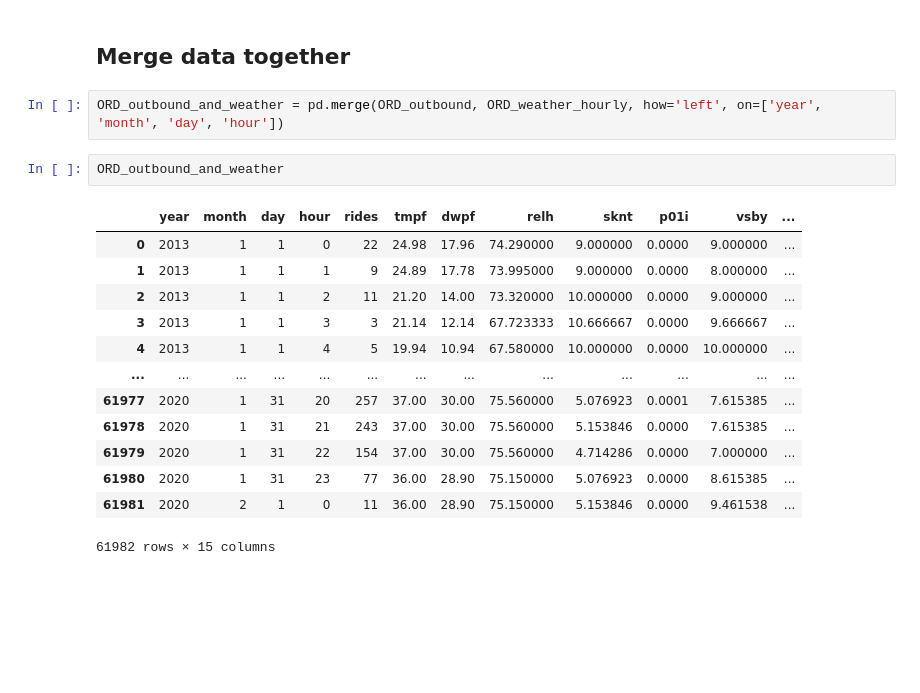
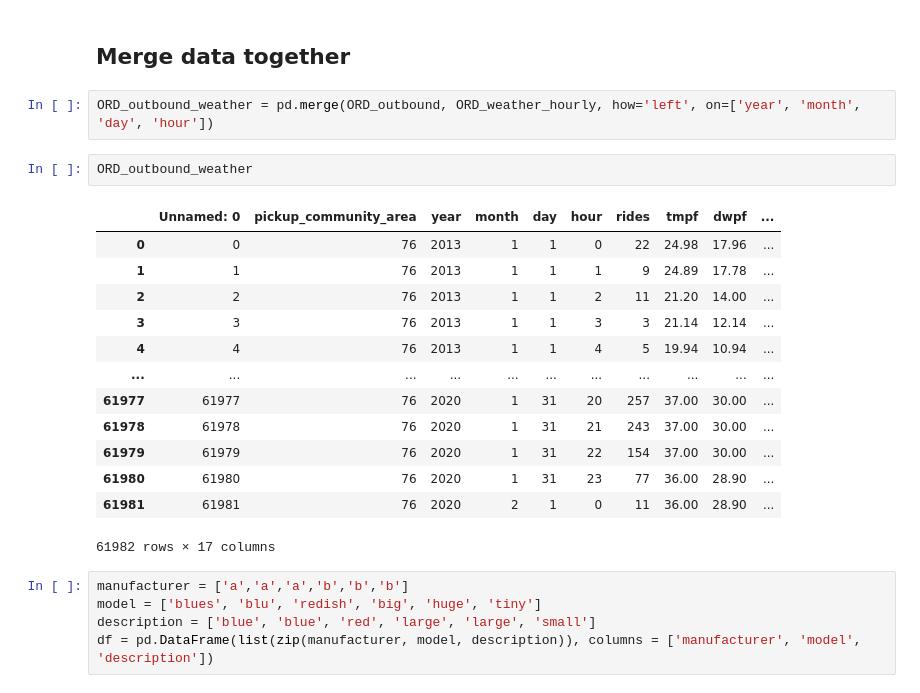
Before and after one commit to jsleslie/Ohare_taxi_demand, a Jupyter notebook: src/data_wrangling.ipynb, the cells around one changed output. Cells and saved outputs as stored; diff of their text form; blank space fills up the shorter version.

```diff
--- a/src/data_wrangling.ipynb
+++ b/src/data_wrangling.ipynb
@@ -74,20 +254,25 @@ ORD_OTP
 # %% [markdown]
 ## Merge data together
 # %%
-ORD_outbound_and_weather = pd.merge(ORD_outbound, ORD_weather_hourly, how='left', on=['year', 'month', 'day', 'hour'])
+ORD_outbound_weather = pd.merge(ORD_outbound, ORD_weather_hourly, how='left', on=['year', 'month', 'day', 'hour'])
-# %%
-ORD_outbound_and_weather
-# %% [output]
-|  | year | month | day | hour | rides | tmpf | dwpf | relh | sknt | p01i | vsby | ... |
-| 0 | 2013 | 1 | 1 | 0 | 22 | 24.98 | 17.96 | 74.290000 | 9.000000 | 0.0000 | 9.000000 | ... |
-| 1 | 2013 | 1 | 1 | 1 | 9 | 24.89 | 17.78 | 73.995000 | 9.000000 | 0.0000 | 8.000000 | ... |
-| 2 | 2013 | 1 | 1 | 2 | 11 | 21.20 | 14.00 | 73.320000 | 10.000000 | 0.0000 | 9.000000 | ... |
-| 3 | 2013 | 1 | 1 | 3 | 3 | 21.14 | 12.14 | 67.723333 | 10.666667 | 0.0000 | 9.666667 | ... |
-| 4 | 2013 | 1 | 1 | 4 | 5 | 19.94 | 10.94 | 67.580000 | 10.000000 | 0.0000 | 10.000000 | ... |
-| ... | ... | ... | ... | ... | ... | ... | ... | ... | ... | ... | ... | ... |
-| 61977 | 2020 | 1 | 31 | 20 | 257 | 37.00 | 30.00 | 75.560000 | 5.076923 | 0.0001 | 7.615385 | ... |
-| 61978 | 2020 | 1 | 31 | 21 | 243 | 37.00 | 30.00 | 75.560000 | 5.153846 | 0.0000 | 7.615385 | ... |
-| 61979 | 2020 | 1 | 31 | 22 | 154 | 37.00 | 30.00 | 75.560000 | 4.714286 | 0.0000 | 7.000000 | ... |
-| 61980 | 2020 | 1 | 31 | 23 | 77 | 36.00 | 28.90 | 75.150000 | 5.076923 | 0.0000 | 8.615385 | ... |
-| 61981 | 2020 | 2 | 1 | 0 | 11 | 36.00 | 28.90 | 75.150000 | 5.153846 | 0.0000 | 9.461538 | ... |
-61982 rows × 15 columns
+# %%
+ORD_outbound_weather
+# %% [output]
+|  | Unnamed: 0 | pickup_community_area | year | month | day | hour | rides | tmpf | dwpf | ... |
+| 0 | 0 | 76 | 2013 | 1 | 1 | 0 | 22 | 24.98 | 17.96 | ... |
+| 1 | 1 | 76 | 2013 | 1 | 1 | 1 | 9 | 24.89 | 17.78 | ... |
+| 2 | 2 | 76 | 2013 | 1 | 1 | 2 | 11 | 21.20 | 14.00 | ... |
+| 3 | 3 | 76 | 2013 | 1 | 1 | 3 | 3 | 21.14 | 12.14 | ... |
+| 4 | 4 | 76 | 2013 | 1 | 1 | 4 | 5 | 19.94 | 10.94 | ... |
+| ... | ... | ... | ... | ... | ... | ... | ... | ... | ... | ... |
+| 61977 | 61977 | 76 | 2020 | 1 | 31 | 20 | 257 | 37.00 | 30.00 | ... |
+| 61978 | 61978 | 76 | 2020 | 1 | 31 | 21 | 243 | 37.00 | 30.00 | ... |
+| 61979 | 61979 | 76 | 2020 | 1 | 31 | 22 | 154 | 37.00 | 30.00 | ... |
+| 61980 | 61980 | 76 | 2020 | 1 | 31 | 23 | 77 | 36.00 | 28.90 | ... |
+| 61981 | 61981 | 76 | 2020 | 2 | 1 | 0 | 11 | 36.00 | 28.90 | ... |
+61982 rows × 17 columns
+# %%
+manufacturer = ['a','a','a','b','b','b']
+model = ['blues', 'blu', 'redish', 'big', 'huge', 'tiny']
+description = ['blue', 'blue', 'red', 'large', 'large', 'small']
+df = pd.DataFrame(list(zip(manufacturer, model, description)), columns = ['manufacturer', 'model', 'description'])
```
Also changed, not shown: parts of 51 cells of this notebook.
